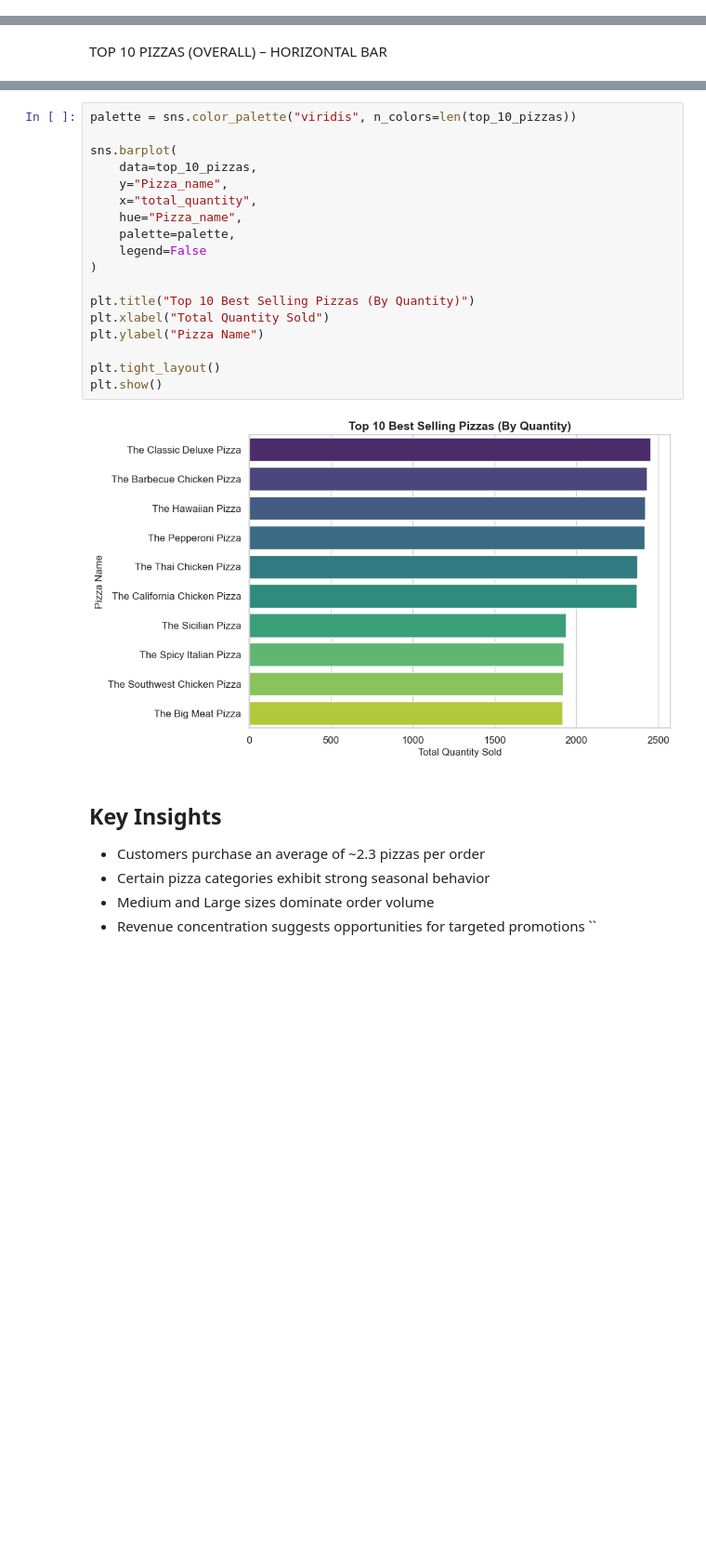
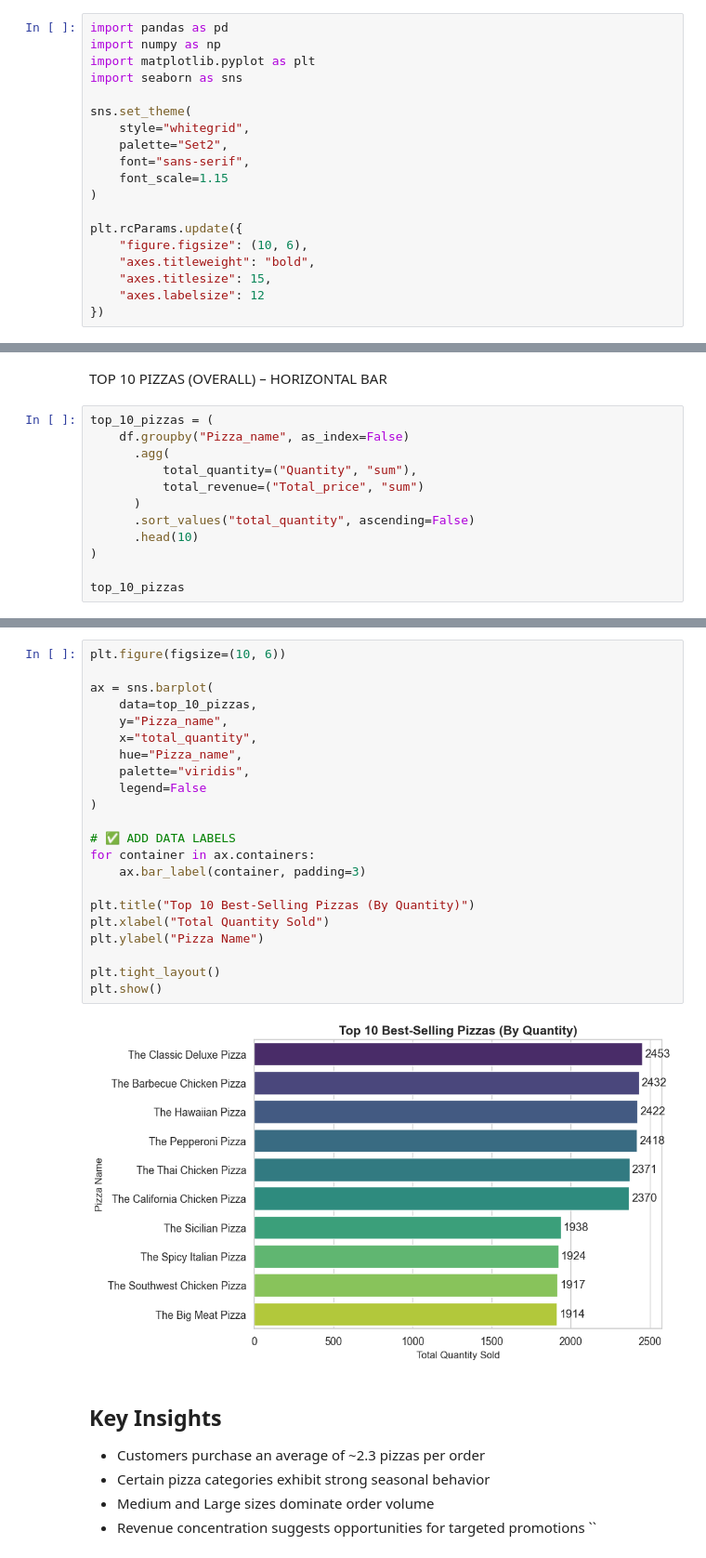
Before and after one commit to OgbajiIsaac1/pizza-sales-analysis, a Jupyter notebook: Pizza_Sales_Analysis.ipynb, the cells around one changed output, grey strips where cells are left out. Shown at 93% size. Saved outputs shown, nothing was run; the diff lists cells and outputs as text; blank space fills up the shorter version.

```diff
--- a/Pizza_Sales_Analysis.ipynb
+++ b/Pizza_Sales_Analysis.ipynb
@@ -35,0 +29,19 @@ All metrics are validated using totals and distinct counts.
+# %%
+import pandas as pd
+import numpy as np
+import matplotlib.pyplot as plt
+import seaborn as sns
+
+sns.set_theme(
+    style="whitegrid",
+    palette="Set2",
+    font="sans-serif",
+    font_scale=1.15
+)
+
+plt.rcParams.update({
+    "figure.figsize": (10, 6),
+    "axes.titleweight": "bold",
+    "axes.titlesize": 15,
+    "axes.labelsize": 12
+})
@@ -615,3 +681,15 @@ plt.show()
 [figure]
 # %% [markdown]
 TOP 10 PIZZAS (OVERALL) – HORIZONTAL BAR
+# %%
+top_10_pizzas = (
+    df.groupby("Pizza_name", as_index=False)
+      .agg(
+          total_quantity=("Quantity", "sum"),
+          total_revenue=("Total_price", "sum")
+      )
+      .sort_values("total_quantity", ascending=False)
+      .head(10)
+)
+
+top_10_pizzas
@@ -618,23 +708,27 @@ TOP 10 PIZZAS (OVERALL) – HORIZONTAL BAR
 # %%
-palette = sns.color_palette("viridis", n_colors=len(top_10_pizzas))
+plt.figure(figsize=(10, 6))
 
-sns.barplot(
+ax = sns.barplot(
     data=top_10_pizzas,
     y="Pizza_name",
     x="total_quantity",
     hue="Pizza_name",
-    palette=palette,
+    palette="viridis",
     legend=False
 )
 
-plt.title("Top 10 Best Selling Pizzas (By Quantity)")
+# ✅ ADD DATA LABELS
+for container in ax.containers:
+    ax.bar_label(container, padding=3)
+
+plt.title("Top 10 Best-Selling Pizzas (By Quantity)")
 plt.xlabel("Total Quantity Sold")
 plt.ylabel("Pizza Name")
 
 plt.tight_layout()
 plt.show()
 # %% [output]
-[figure, old version]
+[figure, new version]
 # %% [markdown]
 ## Key Insights
 
```
Also changed, not shown: parts of 12 cells of this notebook.
